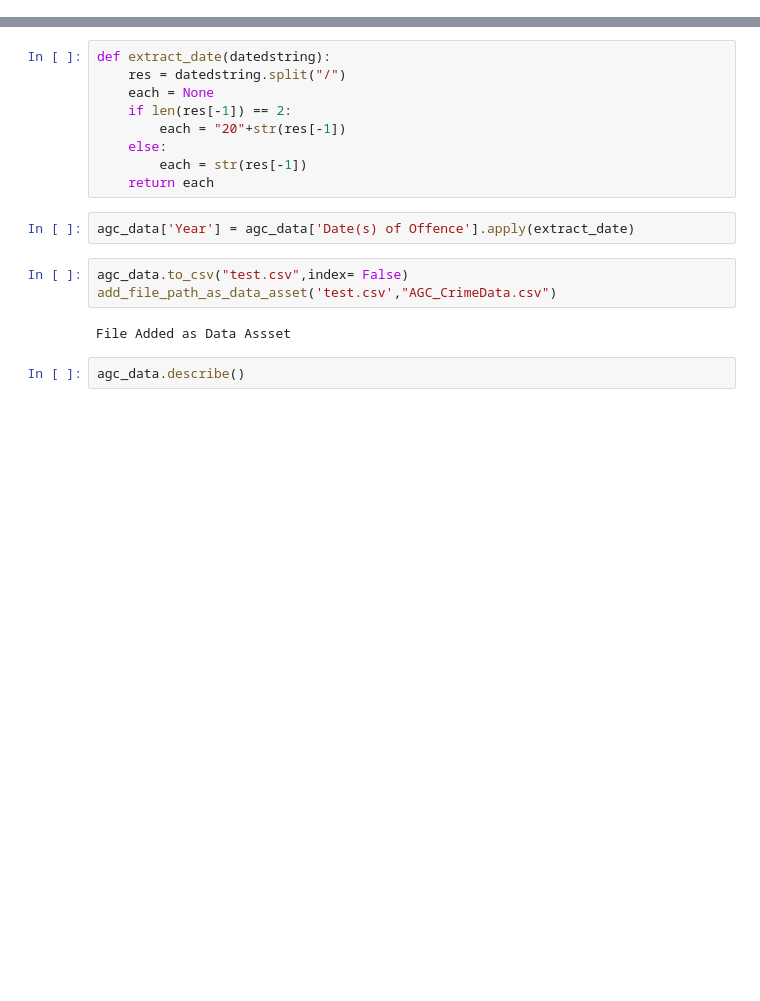
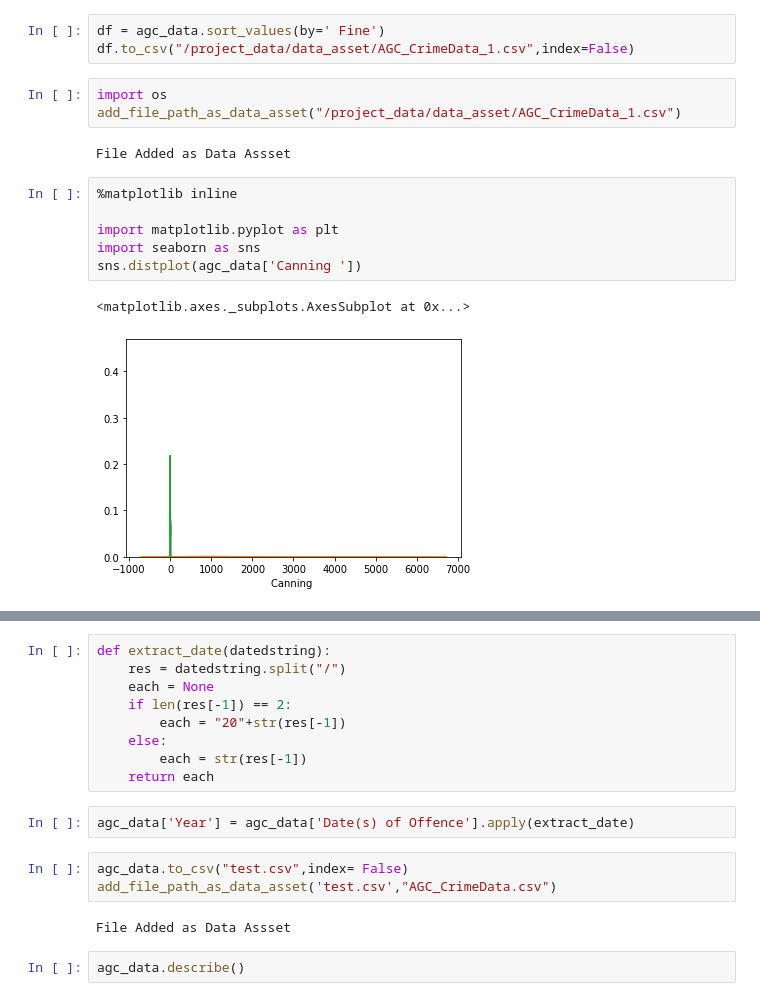
Before and after one commit to knijesh/Sentence-Prediction, a Jupyter notebook: assets/notebook/sentence_prediction_algo_CzKY8ZQI5.ipynb, the cells around one changed output, grey strips where cells are left out. Cells and saved outputs as stored; diff of their text form; blank space fills up the shorter version.

```diff
--- a/assets/notebook/sentence_prediction_algo_CzKY8ZQI5.ipynb
+++ b/assets/notebook/sentence_prediction_algo_CzKY8ZQI5.ipynb
@@ -9,3 +9,20 @@ agc_data.head()
 | 2 | Lim Swee Noi | S7654321X | Singaporean | 35 | Female | 7/4/19 | Misappropriation | NaN | ... |
 | 3 | Vincent Loh | S8763456B | Singaporean | 44 | Male | 12/7/18 | Outrage Modesty | 4:00:00 PM | ... |
 | 4 | Tan Ser Kow | S4567899B | Malaysian | 34 | Male | 12/6/18 | Outrage Modesty | 5:00:00 PM | ... |
+# %%
+df = agc_data.sort_values(by=' Fine')
+df.to_csv("/project_data/data_asset/AGC_CrimeData_1.csv",index=False)
+# %%
+import os
+add_file_path_as_data_asset("/project_data/data_asset/AGC_CrimeData_1.csv")
+# %% [output]
+File Added as Data Assset
+# %%
+%matplotlib inline
+
+import matplotlib.pyplot as plt
+import seaborn as sns
+sns.distplot(agc_data['Canning '])
+# %% [output]
+<matplotlib.axes._subplots.AxesSubplot at 0x...>
+[figure, added]
```
Also changed, not shown: parts of 2 cells of this notebook, 6 other files.
